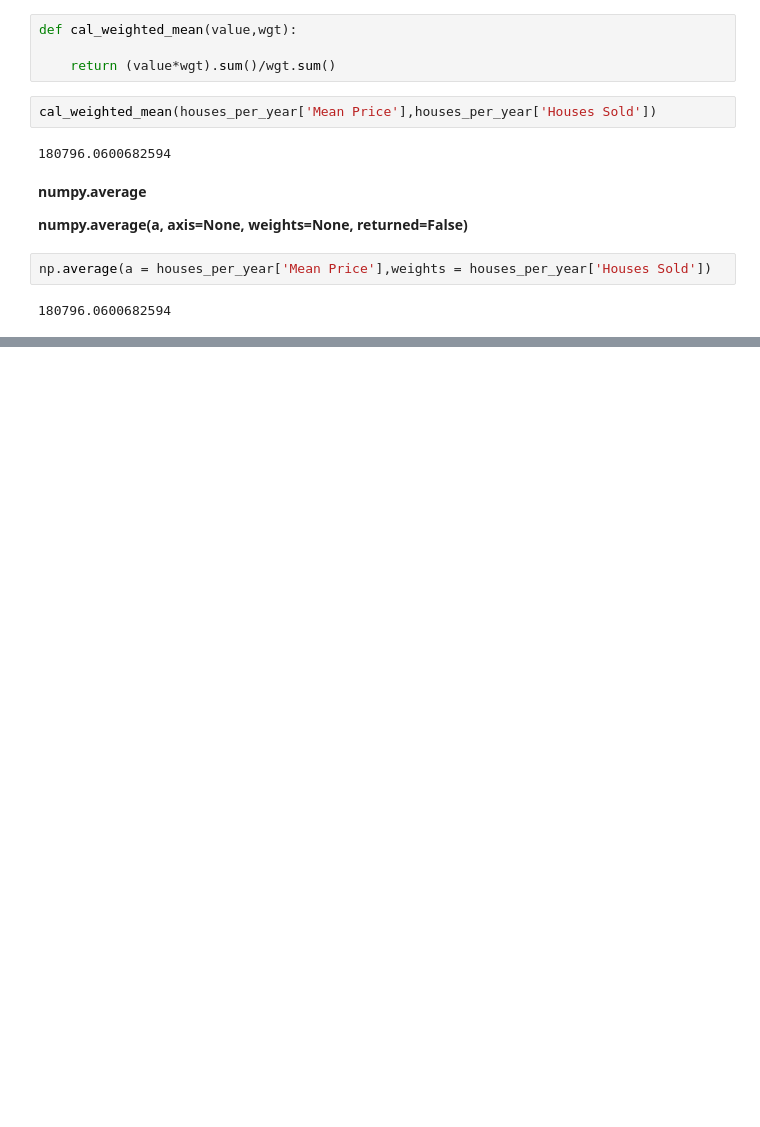
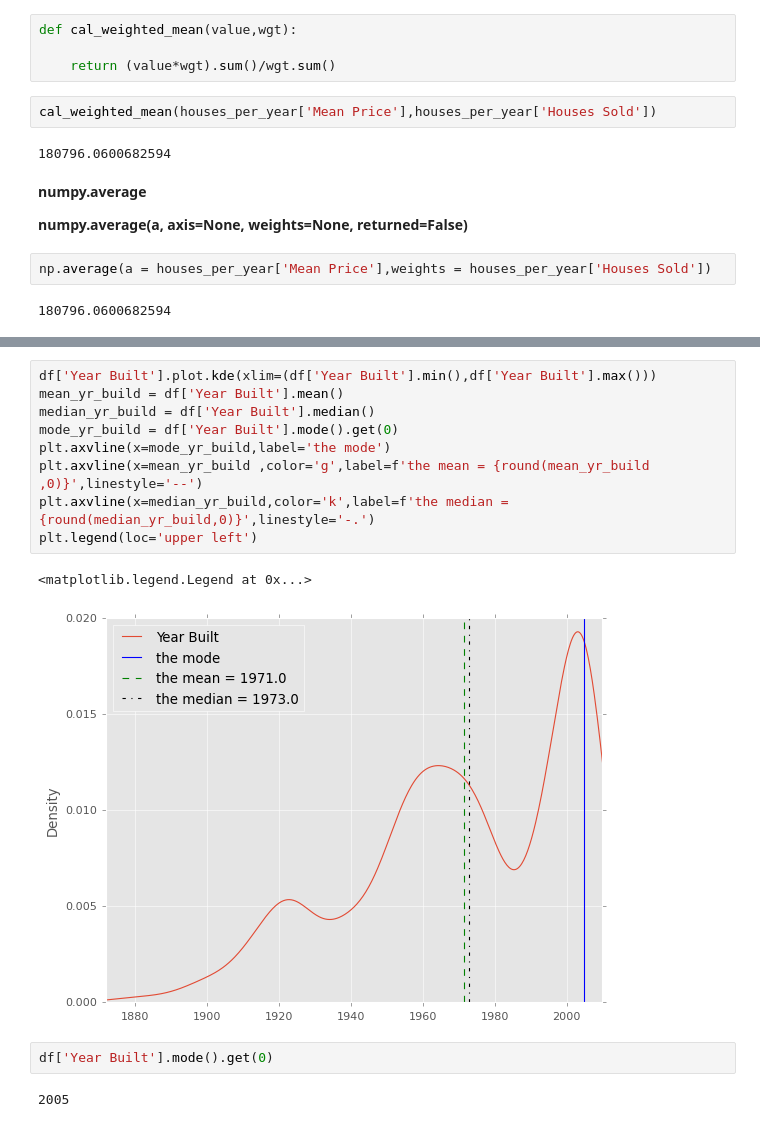
Before and after one commit to tongNJ/Dataquest-Online-Courses-2022, a Jupyter notebook: Statistics Intermediate - Averages and Variability.ipynb, the cells around one changed output, grey strips where cells are left out. Drawn from its saved outputs; the diff is of its cells as text; blank space fills up the shorter version.

```diff
--- a/Statistics Intermediate - Averages and Variability.ipynb
+++ b/Statistics Intermediate - Averages and Variability.ipynb
@@ -303,0 +424,16 @@ np.average(a = houses_per_year['Mean Price'],weights = houses_per_year['Houses S
+# %%
+df['Year Built'].plot.kde(xlim=(df['Year Built'].min(),df['Year Built'].max()))
+mean_yr_build = df['Year Built'].mean()
+median_yr_build = df['Year Built'].median()
+mode_yr_build = df['Year Built'].mode().get(0)
+plt.axvline(x=mode_yr_build,label='the mode')
+plt.axvline(x=mean_yr_build ,color='g',label=f'the mean = {round(mean_yr_build ,0)}',linestyle='--')
+plt.axvline(x=median_yr_build,color='k',label=f'the median = {round(median_yr_build,0)}',linestyle='-.')
+plt.legend(loc='upper left')
+# %% [output]
+<matplotlib.legend.Legend at 0x...>
+[figure, added]
+# %%
+df['Year Built'].mode().get(0)
+# %% [output]
+2005
```
Also changed, not shown: parts of 14 cells of this notebook, 1 other file.
